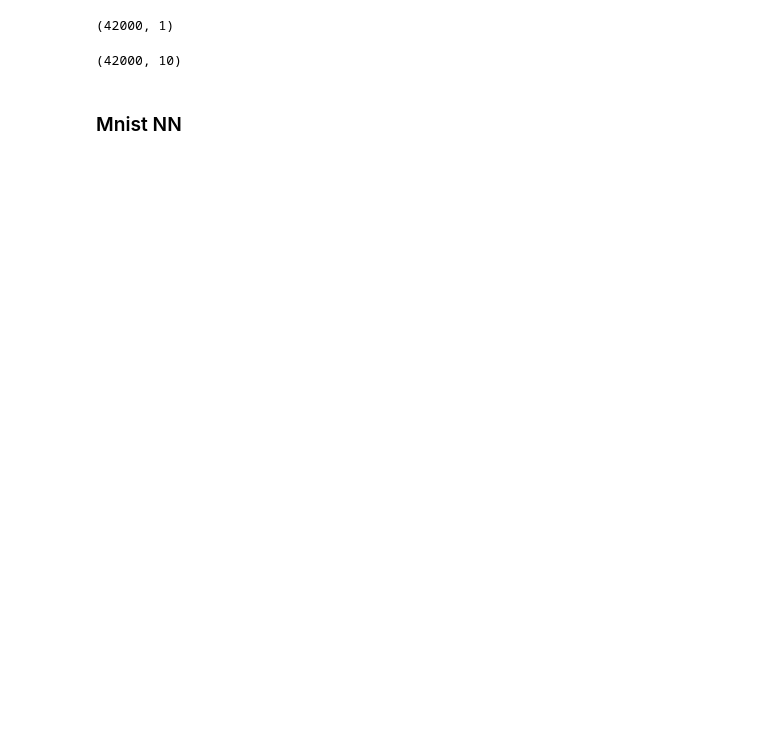
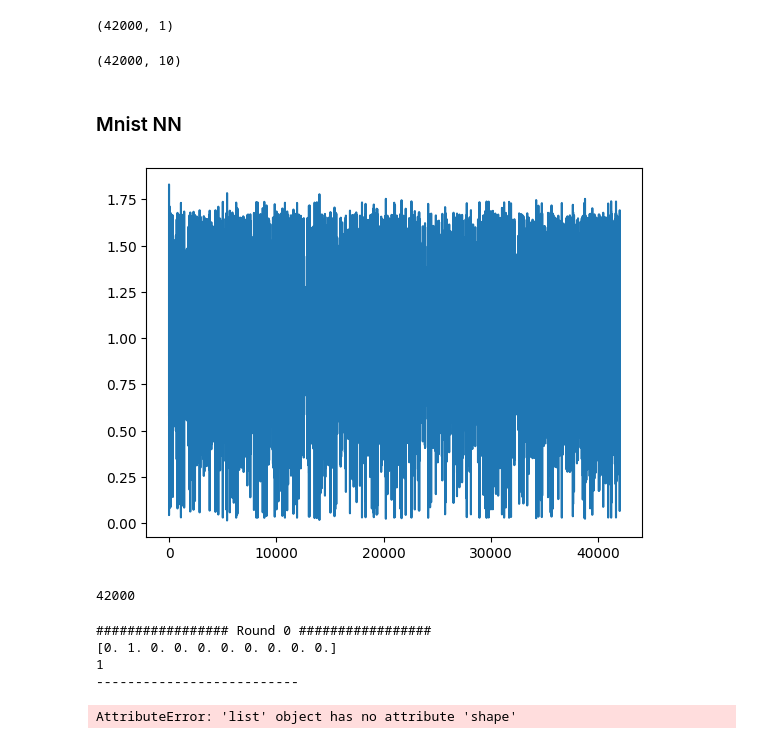
Before and after one commit to chris-hoertnagl/Mojo-Dojo, a Jupyter notebook: code/neural_net.ipynb, the cells around one changed output. Cells and saved outputs as stored; diff of their text form; code cells hidden in the pictures; blank space fills up the shorter version.

```diff
--- a/code/neural_net.ipynb
+++ b/code/neural_net.ipynb
@@ -92,8 +248,8 @@ np.float64(1.0)
 # %% [markdown]
 ### Data Prep
 # %%
-# with open("./train.csv") as f:
-#     data = f.readlines()
-# data = data[1:]
-# data = np.array([[int(x) for x in line.split(",")] for line in data])
-# data
+with open("./train.csv") as f:
+    data = f.readlines()
+data = data[1:]
+data = np.array([[int(x) for x in line.split(",")] for line in data])
+data
@@ -122,6 +304,6 @@ dtype('int64')
 # %%
-y = data[:, [0]]
-y.shape
+Y = data[:, [0]]
+Y.shape
 # %% [output]
 (42000, 1)
 # %%
@@ -130,13 +312,46 @@ def one_hot(value, N=10):
     vec[value] = 1
     return vec
 # %%
-y = np.array([one_hot(c) for c in y])
-y.shape
+Y = np.array([one_hot(c) for c in Y])
+Y.shape
 # %% [output]
 (42000, 10)
 # %% [markdown]
 ### Mnist NN
 # %%
 hidden_dim = 256
-mnist_nn = NeuralNetwork(X.shape[1], hidden_dim, hidden_dim, y.shape[1], np.float64)
+mnist_nn = NeuralNetwork(X.shape[1], hidden_dim, hidden_dim, Y.shape[1], (-0.3,0.3), 0.02, np.float64)
+# %%
+losses = mnist_nn.train(X, Y)
+plt.plot([i for i in range(len(losses))], [np.sum(l) for l in losses])
+plt.show()
+# %% [output]
+[figure, added]
+# %%
+len(losses)
+# %% [output]
+42000
+# %%
+for i in range(10):
+    for index in range(1):
+        print(f"################# Round {index} #################")
+        print(Y[index])
+        print(np.where(Y[index] == 1)[0][0])
+        print("--------------------------")
+        output = mnist_nn.forward(X[index])
+        print(mnist_nn.outputs.shape)
+        print("--------------------------")
+        print(output)
+        print(np.argmax(output))
+        print("--------------------------")
+        mnist_nn.backward(Y[index])
+        print(mnist_nn.dW3.shape)
+        print(np.max(mnist_nn.dW3))
+        print(np.min(mnist_nn.dW3))
+# %% [output]
+################# Round 0 #################
+[0. 1. 0. 0. 0. 0. 0. 0. 0. 0.]
+1
+--------------------------
+AttributeError: 'list' object has no attribute 'shape'
 # %%
```
Also changed, not shown: parts of 40 cells of this notebook.
